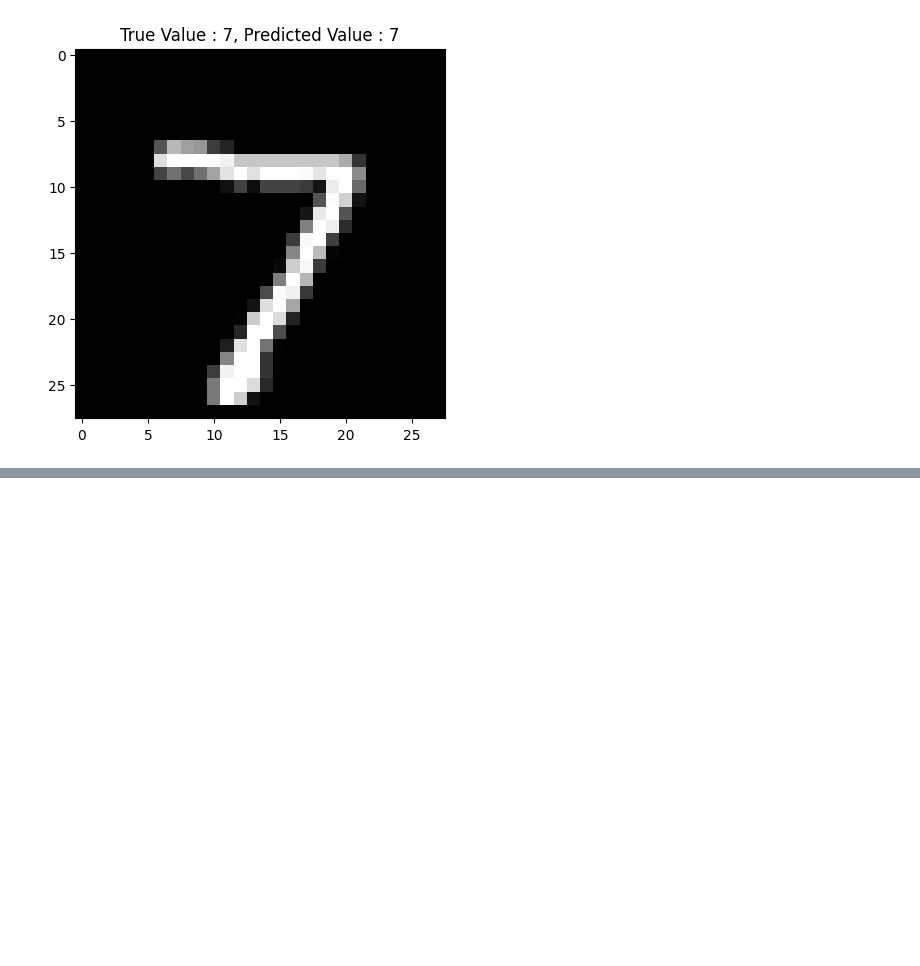
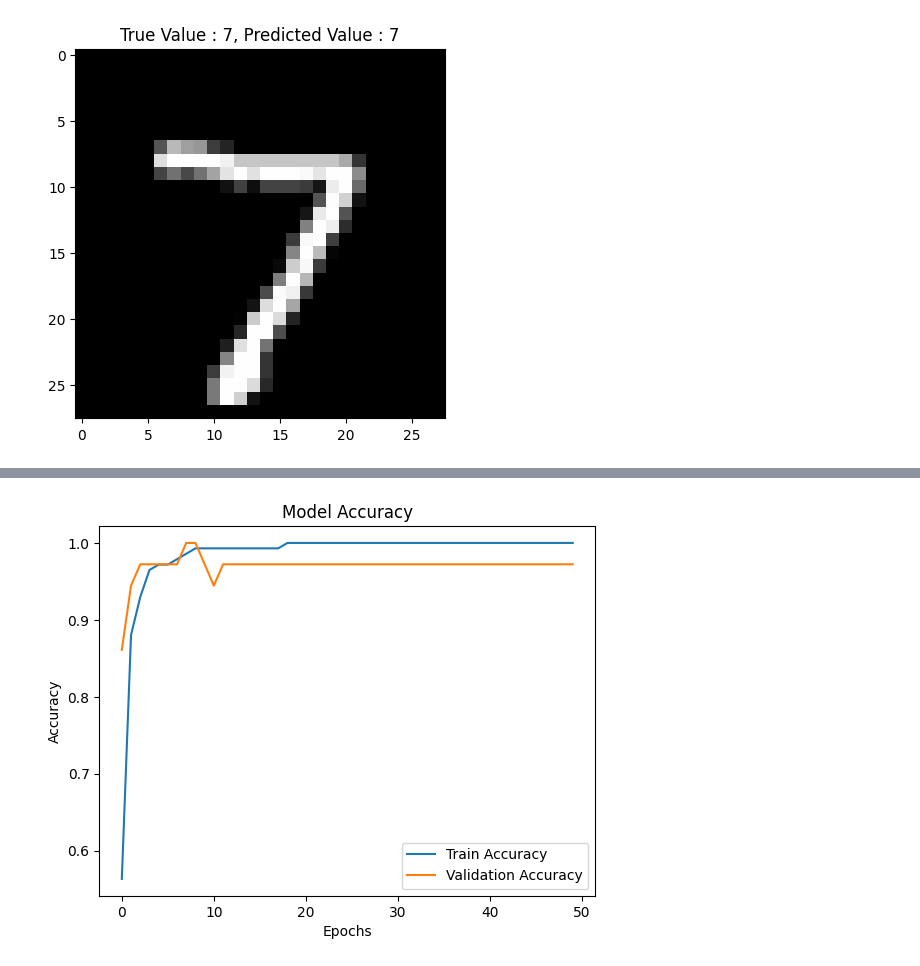
Before and after one commit to arvishcdoshi/AI-Models-Examples, a Jupyter notebook: Model_Examples.ipynb, the cells around one changed output, grey strips where cells are left out. Saved outputs shown, nothing was run; the diff lists cells and outputs as text; code cells hidden in the pictures; blank space fills up the shorter version.

```diff
--- a/Model_Examples.ipynb
+++ b/Model_Examples.ipynb
@@ -94,0 +484,80 @@ Test accuracy: 97.57%
+# %%
+# The Wine dataset from Scikit-Learn contains 178 samples with 13 numerical features,
+# such as alcohol content, flavonoids, and phenols, representing different chemical properties of wines.
+# The goal is to classify wines into three types (Class 0, 1, and 2) based on their composition.
+# It originates from the UCI Machine Learning Repository and is commonly used for multiclass classification tasks
+
+import numpy as np
+import matplotlib.pyplot as plt
+from sklearn.datasets import load_wine
+from sklearn.model_selection import train_test_split
+from sklearn.preprocessing import StandardScaler
+import tensorflow as tf
+from tensorflow.keras import layers, models
+
+# Load dataset
+data = load_wine()
+X, y = data.data, data.target  # Features and target labels
+
+# Split dataset into training and testing sets
+X_train, X_test, y_train, y_test = train_test_split(X, y, test_size=0.2, random_state=42, stratify=y)
+
+# Normalize features using Z-score standardization
+scaler = StandardScaler()
+X_train = scaler.fit_transform(X_train)
+X_test = scaler.transform(X_test)
+
+# Build a neural network model
+model = models.Sequential([
+    layers.Dense(64, activation='relu', input_shape=(X_train.shape[1],)),
+    layers.Dense(32, activation='relu'),
+    layers.Dense(3, activation='softmax')  # 3 output classes (0, 1, 2)
+])
+
+# Compile the model
+model.compile(optimizer='adam',
+              loss='sparse_categorical_crossentropy',  # Since y is not one-hot encoded
+              metrics=['accuracy'])
+
+# Train the model
+history = model.fit(X_train, y_train, epochs=50, batch_size=16, verbose=1, validation_data=(X_test, y_test))
+
+# Evaluate the model
+test_loss, test_accuracy = model.evaluate(X_test, y_test)
+print(f'Test Accuracy: {test_accuracy * 100:.2f}%')
+
+# Plot training history
+plt.plot(history.history['accuracy'], label='Train Accuracy')
+plt.plot(history.history['val_accuracy'], label='Validation Accuracy')
+plt.xlabel('Epochs')
+plt.ylabel('Accuracy')
+plt.legend()
+plt.title('Model Accuracy')
+plt.show()
+
+# Predict a sample
+sample_input = np.expand_dims(X_test[0], axis=0)  # Take one test sample
+predicted_class = np.argmax(model.predict(sample_input))
+print(f'Predicted Class: {predicted_class}, Actual Class: {y_test[0]}')
+
+# Using stratify=y ensures that the proportion of each class remains the same in both training and testing sets,
+# leading to a more balanced and representative split.
+
+# Example: Without stratify=y
+# If you have a dataset with 80% Class 0, 15% Class 1, and 5% Class 2,
+# a random split without stratification might result in:
+
+# Training set: 90% Class 0, 8% Class 1, 2% Class 2
+# Test set: 60% Class 0, 30% Class 1, 10% Class 2
+
+# This skews the distribution, leading to poor generalization.
+
+# Example: With stratify=y
+
+# Training set: 80% Class 0, 15% Class 1, 5% Class 2
+# Test set: 80% Class 0, 15% Class 1, 5% Class 2
+
+# This ensures a balanced representation of all classes in both sets.
+
+# Always use stratify=y when working with classification problems, especially when your dataset has an unequal class distribution.
+# %% [output]
@@ -94,0 +582 @@ Test accuracy: 97.57%
+[figure, added]
```
Also changed, not shown: parts of 12 cells of this notebook.
